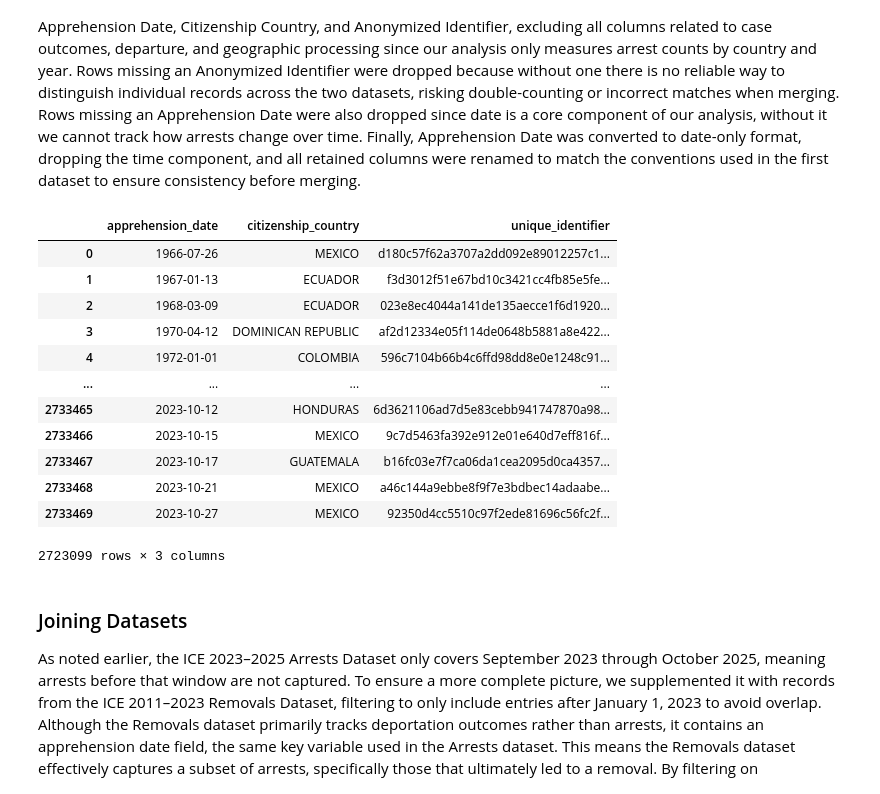
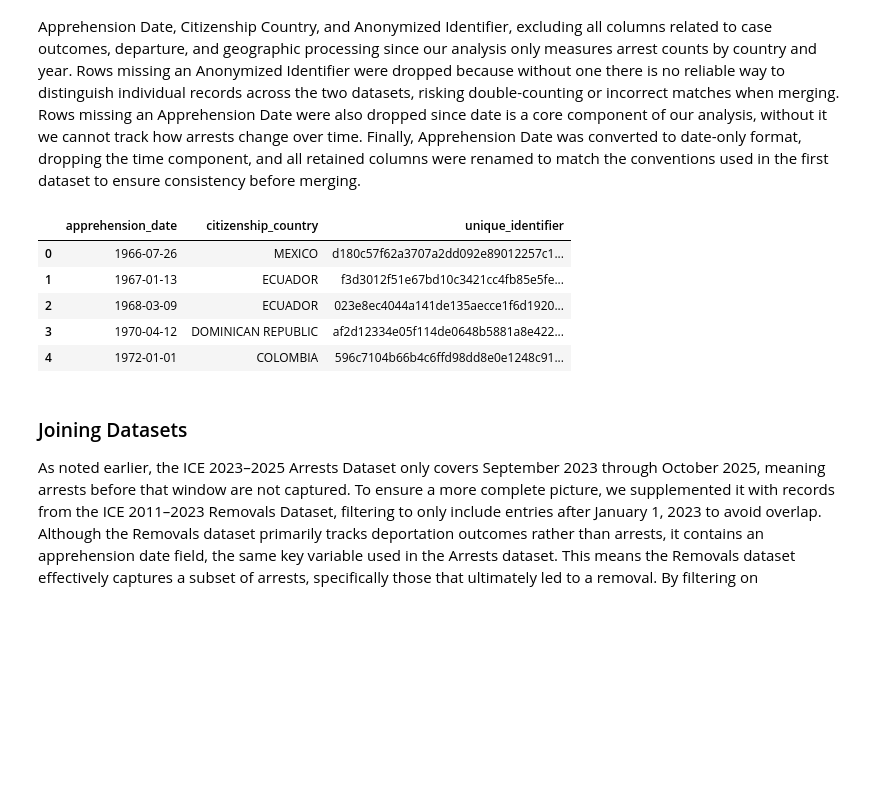
Before and after one commit to COGS108/Group109_WI26, a Jupyter notebook: 02-EDACheckpoint.ipynb, the cells around one changed output. Saved outputs shown, nothing was run; the diff lists cells and outputs as text; code cells hidden in the pictures; blank space fills up the shorter version.

```diff
--- a/02-EDACheckpoint.ipynb
+++ b/02-EDACheckpoint.ipynb
@@ -303,27 +303,20 @@ To address missingness, we narrowed the dataset to the three columns relevant to
 # %%
 ice_removals_2011_2023_clean = ice_removals_2011_2023.dropna(subset=['Apprehension Date','Anonymized Identifer']).copy()
 ice_removals_2011_2023_clean['Apprehension Date'] = pd.to_datetime(ice_removals_2011_2023_clean['Apprehension Date']).dt.strftime('%Y-%m-%d')
 ice_removals_2011_2023_clean = ice_removals_2011_2023_clean.rename(columns={
     'Apprehension Date': 'apprehension_date',
     'Citizenship Country': 'citizenship_country',
     'Anonymized Identifer': 'unique_identifier'
 })
 ice_removals_2011_2023_clean = ice_removals_2011_2023_clean[['apprehension_date','citizenship_country','unique_identifier']]
-ice_removals_2011_2023_clean
+ice_removals_2011_2023_clean.head()
 # %% [output]
 |  | apprehension_date | citizenship_country | unique_identifier |
 | 0 | 1966-07-26 | MEXICO | d180c57f62a3707a2dd092e89012257c1... |
 | 1 | 1967-01-13 | ECUADOR | f3d3012f51e67bd10c3421cc4fb85e5fe... |
 | 2 | 1968-03-09 | ECUADOR | 023e8ec4044a141de135aecce1f6d1920... |
 | 3 | 1970-04-12 | DOMINICAN REPUBLIC | af2d12334e05f114de0648b5881a8e422... |
 | 4 | 1972-01-01 | COLOMBIA | 596c7104b66b4c6ffd98dd8e0e1248c91... |
-| ... | ... | ... | ... |
-| 2733465 | 2023-10-12 | HONDURAS | 6d3621106ad7d5e83cebb941747870a98... |
-| 2733466 | 2023-10-15 | MEXICO | 9c7d5463fa392e912e01e640d7eff816f... |
-| 2733467 | 2023-10-17 | GUATEMALA | b16fc03e7f7ca06da1cea2095d0ca4357... |
-| 2733468 | 2023-10-21 | MEXICO | a46c144a9ebbe8f9f7e3bdbec14adaabe... |
-| 2733469 | 2023-10-27 | MEXICO | 92350d4cc5510c97f2ede81696c56fc2f... |
-2723099 rows × 3 columns
 # %% [markdown]
 ### Joining Datasets
 As noted earlier, the ICE 2023–2025 Arrests Dataset only covers September 2023 through October 2025, meaning arrests before that window are not captured. To ensure a more complete picture, we supplemented it with records from the ICE 2011–2023 Removals Dataset, filtering to only include entries after January 1, 2023 to avoid overlap. Although the Removals dataset primarily tracks deportation outcomes rather than arrests, it contains an apprehension date field, the same key variable used in the Arrests dataset. This means the Removals dataset effectively captures a subset of arrests, specifically those that ultimately led to a removal. By filtering on apprehension date, we are able to use these records to fill in arrest activity from early 2023 that the Arrests dataset does not cover, while acknowledging that this subset excludes arrests that did not result in removal. After cleaning, both datasets were aligned to share the same column names and structure, making pd.concat a straightforward way to combine them into a single unified dataset. Following the merge, duplicate rows were dropped to ensure each arrest record appears only once in the final dataset.
```
Also changed, not shown: parts of 5 cells of this notebook.
